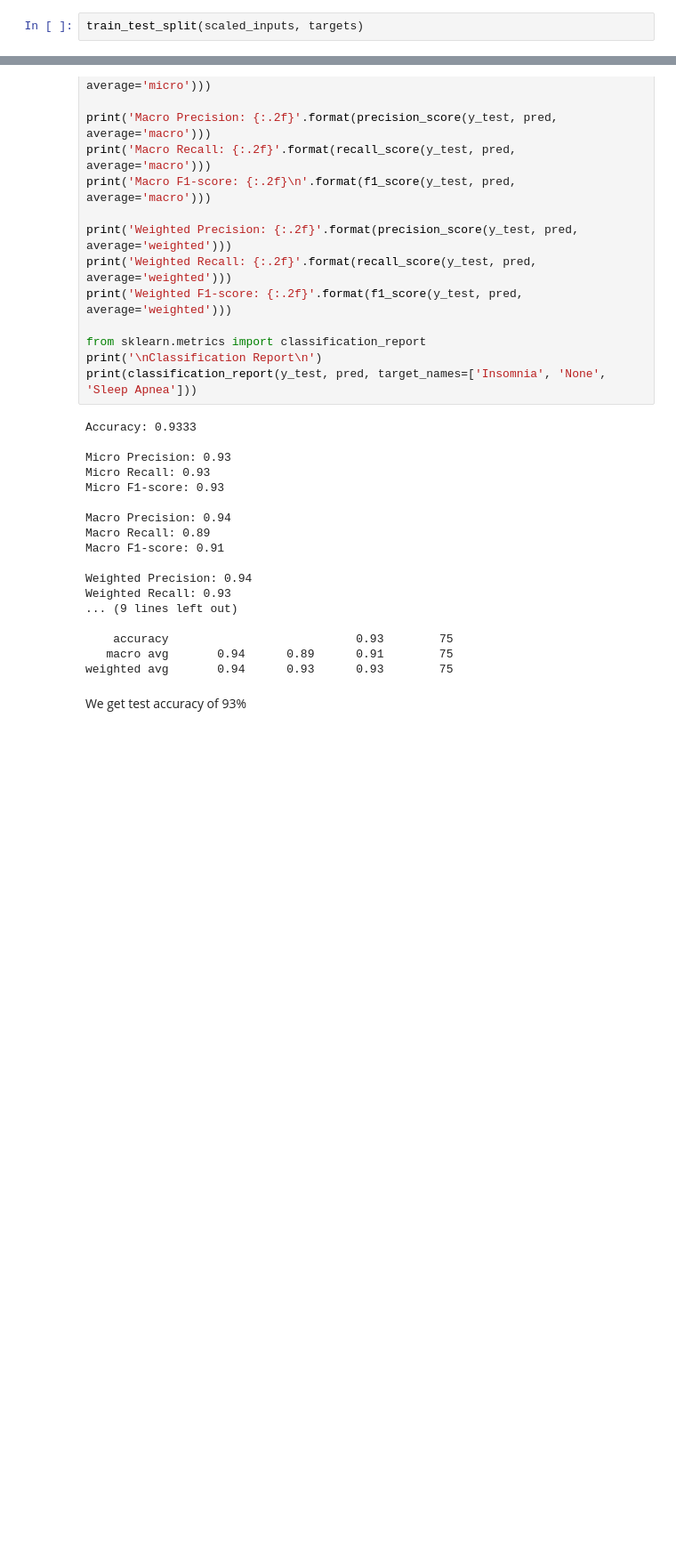
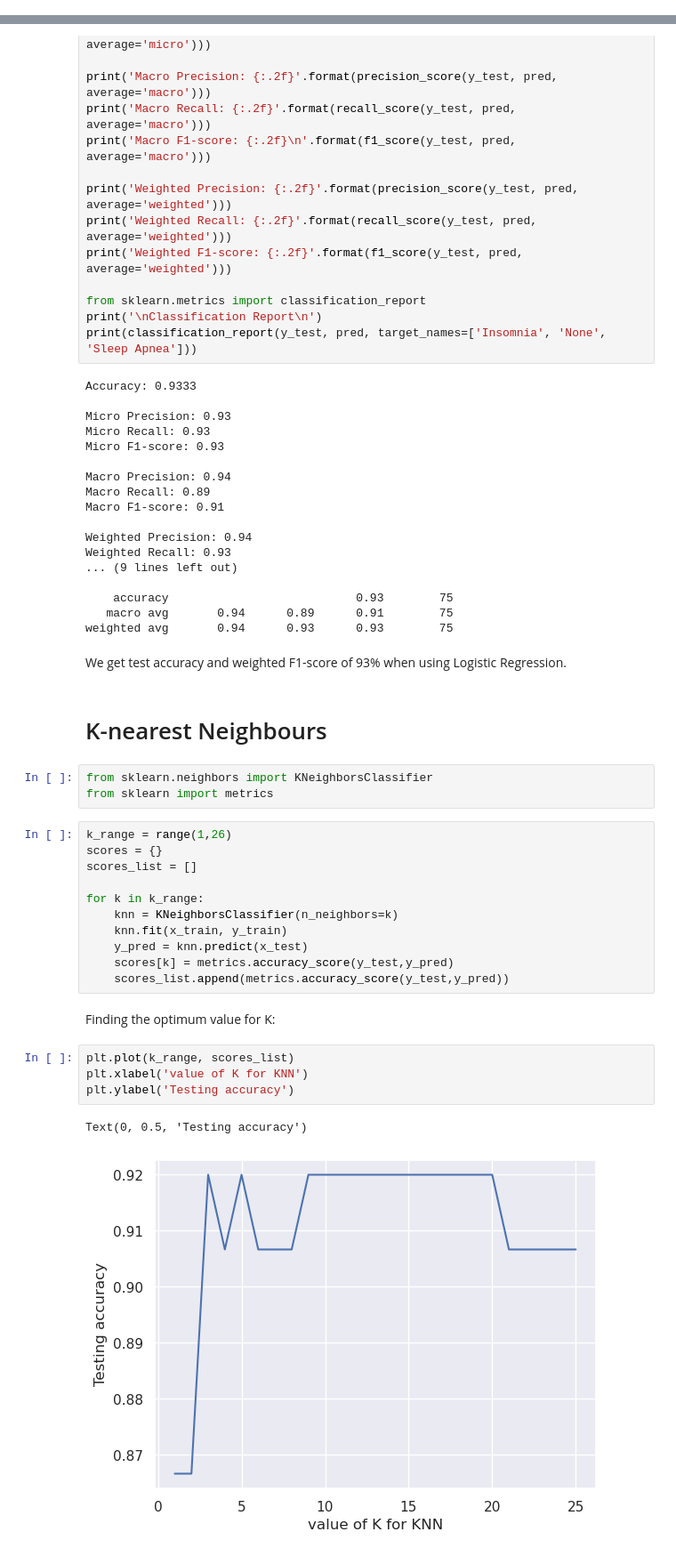
Before and after one commit to LaxmiVatsalyaDaita/Kaggle, a Jupyter notebook: sleep-health-prediction.ipynb, the cells around one changed output, grey strips where cells are left out. Shown at 89% size. Drawn from its saved outputs; the diff is of its cells as text; blank space fills up the shorter version.

Commit message:
Kaggle Notebook | Sleep Health Prediction | Version 8

```diff
--- a/sleep-health-prediction.ipynb
+++ b/sleep-health-prediction.ipynb
@@ -353,5 +353,3 @@ targets.shape
 # Splitting the Dataset
 # %%
 from sklearn.model_selection import train_test_split
-# %%
-train_test_split(scaled_inputs, targets)
@@ -487,4 +461,29 @@ Weighted Recall: 0.93
    macro avg       0.94      0.89      0.91        75
 weighted avg       0.94      0.93      0.93        75
 # %% [markdown]
-We get test accuracy of 93%
+We get test accuracy and weighted F1-score of 93% when using Logistic Regression.
+# %% [markdown]
+# K-nearest Neighbours
+# %%
+from sklearn.neighbors import KNeighborsClassifier
+from sklearn import metrics
+# %%
+k_range = range(1,26)
+scores = {}
+scores_list = []
+
+for k in k_range:
+    knn = KNeighborsClassifier(n_neighbors=k)
+    knn.fit(x_train, y_train)
+    y_pred = knn.predict(x_test)
+    scores[k] = metrics.accuracy_score(y_test,y_pred)
+    scores_list.append(metrics.accuracy_score(y_test,y_pred))
+# %% [markdown]
+Finding the optimum value for K:
+# %%
+plt.plot(k_range, scores_list)
+plt.xlabel('value of K for KNN')
+plt.ylabel('Testing accuracy')
+# %% [output]
+Text(0, 0.5, 'Testing accuracy')
+[figure, added]
```
Also changed, not shown: parts of 12 cells of this notebook.
